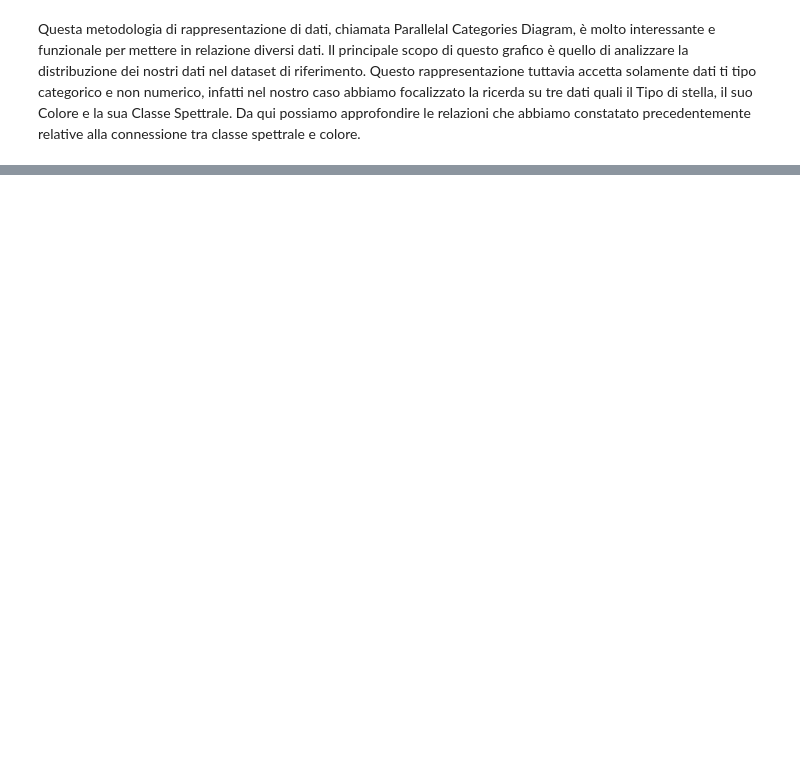
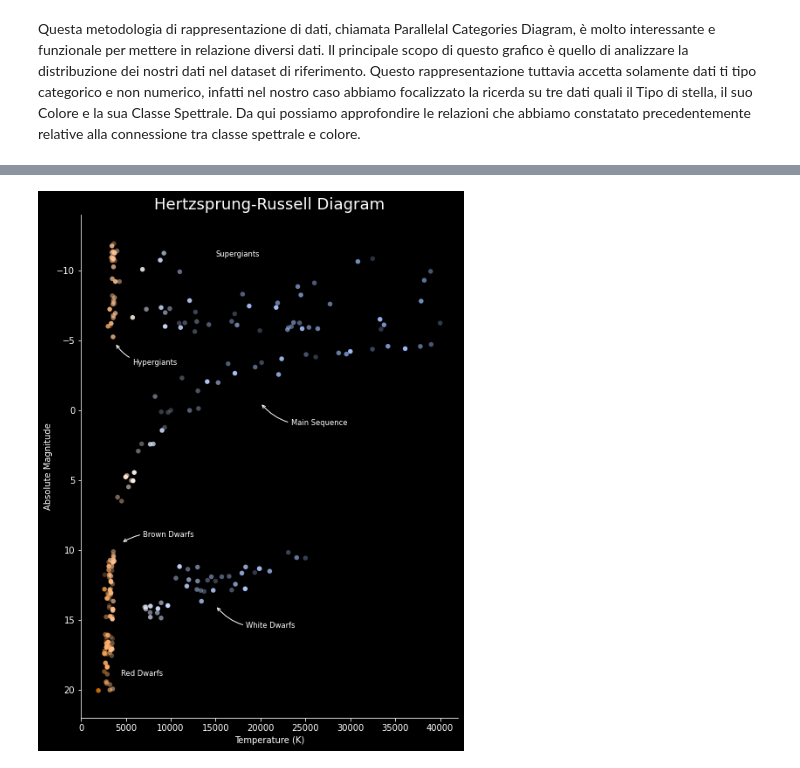
Before and after one commit to riccardomirarchi/nasastarsclassification, a Jupyter notebook: plots.ipynb, the cells around one changed output, grey strips where cells are left out. Saved outputs shown, nothing was run; the diff lists cells and outputs as text; code cells hidden in the pictures; blank space fills up the shorter version.

```diff
--- a/plots.ipynb
+++ b/plots.ipynb
@@ -446,4 +521,8 @@ Da qui possiamo approfondire le relazioni che abbiamo constatato precedentemente
 # %%
+# cannot use this plot with normalized data
+df = pd.read_csv("Stars_manipulated.csv")
+
+# hard coded function to map temperature to rbga encoding in the range [0,1]
 def temp2rgb(t):
     r,g,b = 0,0,0
 
@@ -483,16 +562,13 @@ def temp2rgb(t):
 
 color = df['Temperature'].apply(temp2rgb)
 
-# cannot use this plot with normalized data
-df = pd.read_csv("Stars_manipulated.csv")
-
 with plt.style.context('dark_background'):
-    fig = plt.figure(
+    hrd = plt.figure(
         figsize=(6, 8),
         facecolor='black',
         dpi=72)
 
-    ax = fig.add_axes([0, 0, 1, 1])
+    ax = hrd.add_axes([0, 0, 1, 1])
     ax.spines['right'].set_visible(False)
     ax.spines['top'].set_visible(False)
 
@@ -503,38 +579,57 @@ with plt.style.context('dark_background'):
     ax.set_ylabel('Absolute Magnitude', color='white')
     ax.tick_params(colors='white')
 
     ax.set_ylim(22, -14)
     ax.set_xlim(0, 42000)
 
     #star type annotations
     ax.annotate(
-        'main sequence', xy=(.6, 6.5), xycoords='data',
+        'Main Sequence', xy=(20000, -0.5), xycoords='data',
         fontsize='small', color='white',
-        xytext=(-40, -30), textcoords='offset points',
+        xytext=(35, -25),
+        textcoords='offset points',
         arrowprops=dict(
             arrowstyle="->",
-            connectionstyle="arc3,rad=-.2",
+            connectionstyle="arc3,rad=-0.3",
             color='white'))
     ax.annotate(
-        'giants', xy=(1.8, -1), xycoords='data',
+        'Supergiants', xy=(15000, -11), xycoords='data',
+        fontsize='small', color='white')
+    ax.annotate(
+        'Hypergiants', xy=(3800, -4.8), xycoords='data',
+        fontsize='small', color='white',xytext=(20, -25),
+        textcoords='offset points',
+        arrowprops=dict(
+            arrowstyle="->",
+            connectionstyle="arc3,rad=-0.3",
+            color='white'))
+    ax.annotate(
+        'Brown Dwarfs', xy=(4500, 9.5), xycoords='data',
         fontsize='small', color='white',
-        xytext=(30, 7), textcoords='offset points',
+        xytext=(25, 7), textcoords='offset points',
         arrowprops=dict(
             arrowstyle="->",
             connectionstyle="arc3,rad=.2",
             color='white'))
     ax.annotate(
-        'supergiants', xy=(.5, -14), xycoords='data',
+        'Red Dwarfs', xy=(4500, 19), xycoords='data',
         fontsize='small', color='white')
     ax.annotate(
-        'white dwarfs', xy=(0, 16), xycoords='data',
-        fontsize='small', color='white')
+        'White Dwarfs', xy=(15000, 14), xycoords='data',
+        fontsize='small', color='white', xytext=(35, -25),
+        textcoords='offset points',
+        arrowprops=dict(
+            arrowstyle="->",
+            connectionstyle="arc3,rad=-0.3",
+            color='white'))
 
     #plot main result
     ax.scatter(
         df['Temperature'],
         df['A_M'],
         marker='.',
         s=[120] * len(df),
         facecolors=color,
         linewidth=0);
+# %% [output]
+[figure, added]
```
Also changed, not shown: parts of 5 cells of this notebook.
